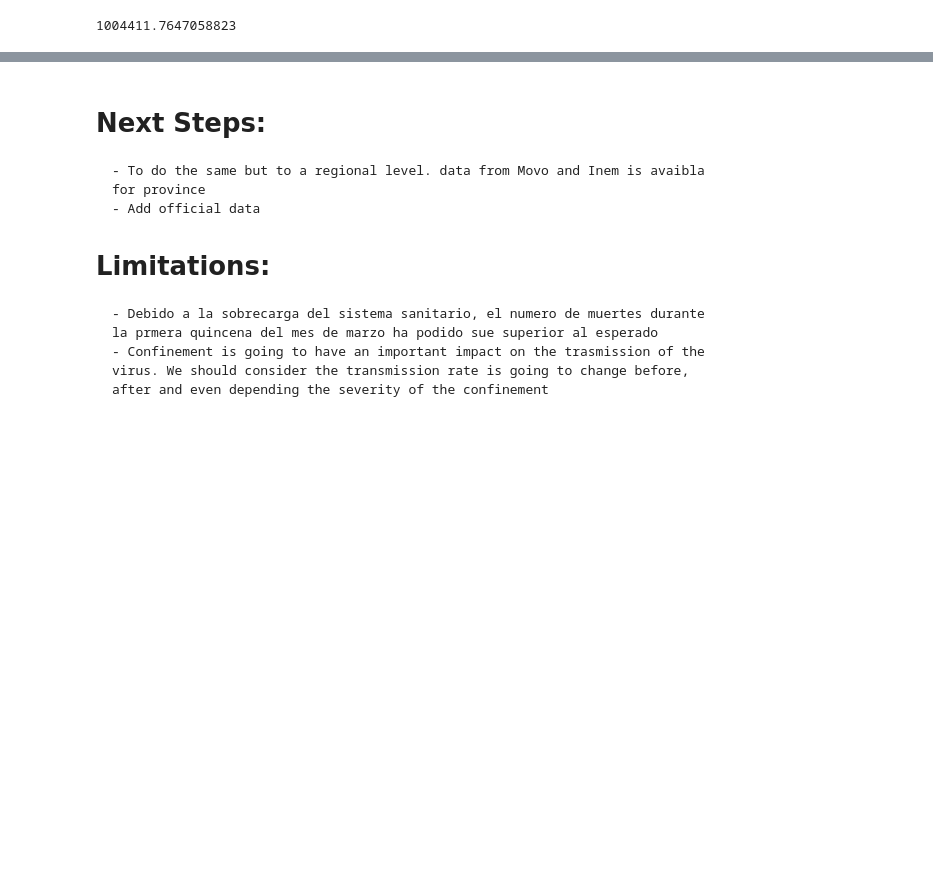
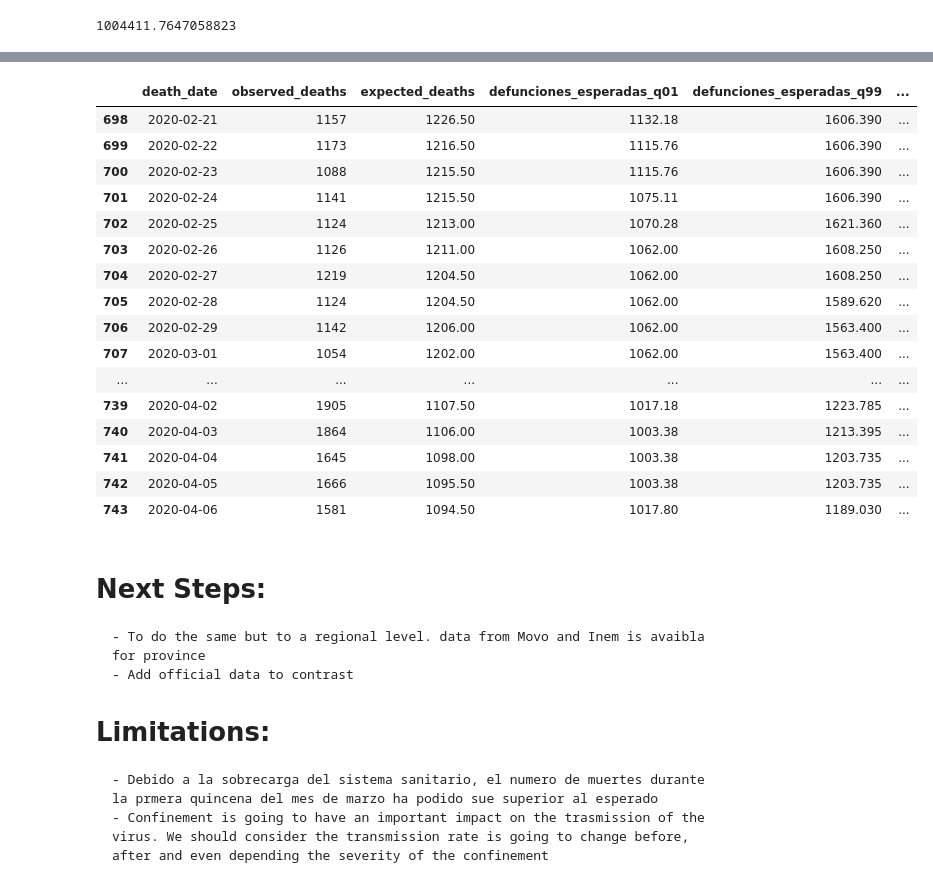
Before and after one commit to camorales197/Real_Numbers_Spain_Covid19, a Jupyter notebook: exploring_spanish_deaths.ipynb, the cells around one changed output, grey strips where cells are left out. Cells and saved outputs as stored; diff of their text form; code cells hidden in the pictures; blank space fills up the shorter version.

```diff
--- a/exploring_spanish_deaths.ipynb
+++ b/exploring_spanish_deaths.ipynb
@@ -151,0 +178,9 @@ Text(2020-04-01, 700, '18 days after confinement')
+# %%
+## Total Number of Real Infected People
+mortality_march_2 = mortality_march[mortality_march["death_date"] > '2020-02-20']
+print("The number of real infected is: ", round(mortality_march_2["real_contagious"].sum(),0))
+
+
+print(mortality_march_2["death_date"].iloc[-18])
+mortality_march_2
+# %% [output]
@@ -152,7 +189,24 @@ Text(2020-04-01, 700, '18 days after confinement')
+|  | death_date | observed_deaths | expected_deaths | defunciones_esperadas_q01 | defunciones_esperadas_q99 | ... |
+| 698 | 2020-02-21 | 1157 | 1226.50 | 1132.18 | 1606.390 | ... |
+| 699 | 2020-02-22 | 1173 | 1216.50 | 1115.76 | 1606.390 | ... |
+| 700 | 2020-02-23 | 1088 | 1215.50 | 1115.76 | 1606.390 | ... |
+| 701 | 2020-02-24 | 1141 | 1215.50 | 1075.11 | 1606.390 | ... |
+| 702 | 2020-02-25 | 1124 | 1213.00 | 1070.28 | 1621.360 | ... |
+| 703 | 2020-02-26 | 1126 | 1211.00 | 1062.00 | 1608.250 | ... |
+| 704 | 2020-02-27 | 1219 | 1204.50 | 1062.00 | 1608.250 | ... |
+| 705 | 2020-02-28 | 1124 | 1204.50 | 1062.00 | 1589.620 | ... |
+| 706 | 2020-02-29 | 1142 | 1206.00 | 1062.00 | 1563.400 | ... |
+| 707 | 2020-03-01 | 1054 | 1202.00 | 1062.00 | 1563.400 | ... |
+| ... | ... | ... | ... | ... | ... | ... |
+| 739 | 2020-04-02 | 1905 | 1107.50 | 1017.18 | 1223.785 | ... |
+| 740 | 2020-04-03 | 1864 | 1106.00 | 1003.38 | 1213.395 | ... |
+| 741 | 2020-04-04 | 1645 | 1098.00 | 1003.38 | 1203.735 | ... |
+| 742 | 2020-04-05 | 1666 | 1095.50 | 1003.38 | 1203.735 | ... |
+| 743 | 2020-04-06 | 1581 | 1094.50 | 1017.80 | 1189.030 | ... |
 # %% [markdown]
 # Next Steps:
     - To do the same but to a regional level. data from Movo and Inem is avaibla for province
-    - Add official data
+    - Add official data to contrast
 
 # Limitations:
     - Debido a la sobrecarga del sistema sanitario, el numero de muertes durante la prmera quincena del mes de marzo ha podido sue superior al esperado
```
Also changed, not shown: parts of 6 cells of this notebook.
